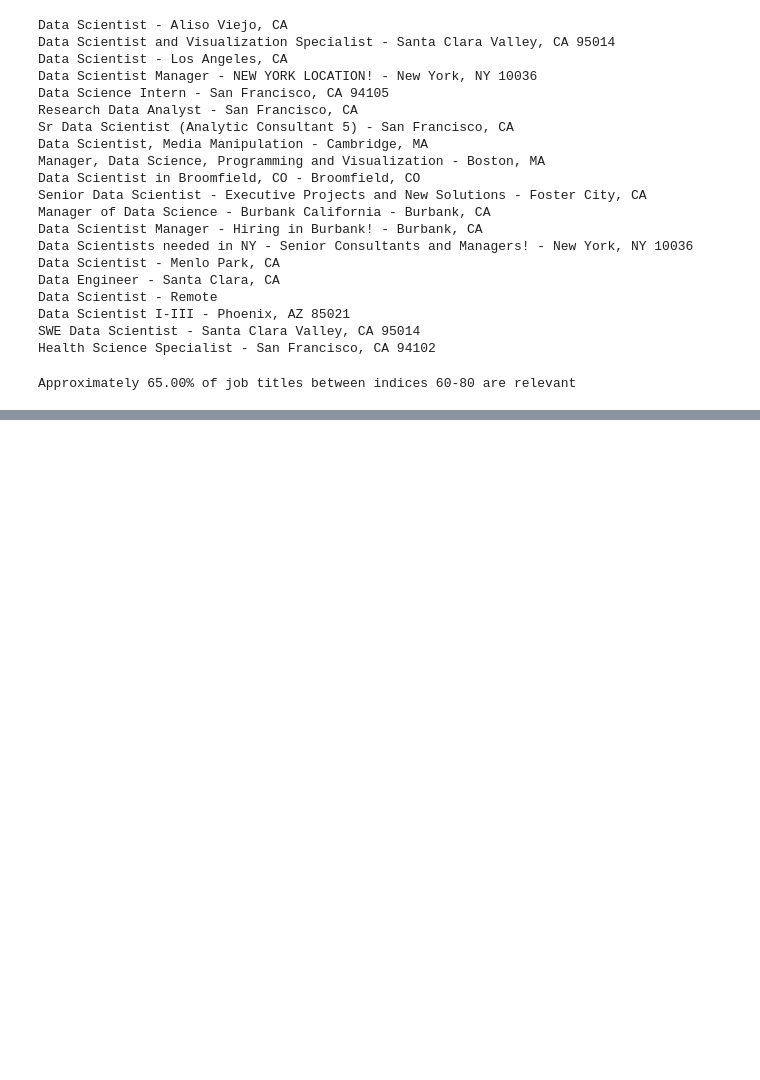
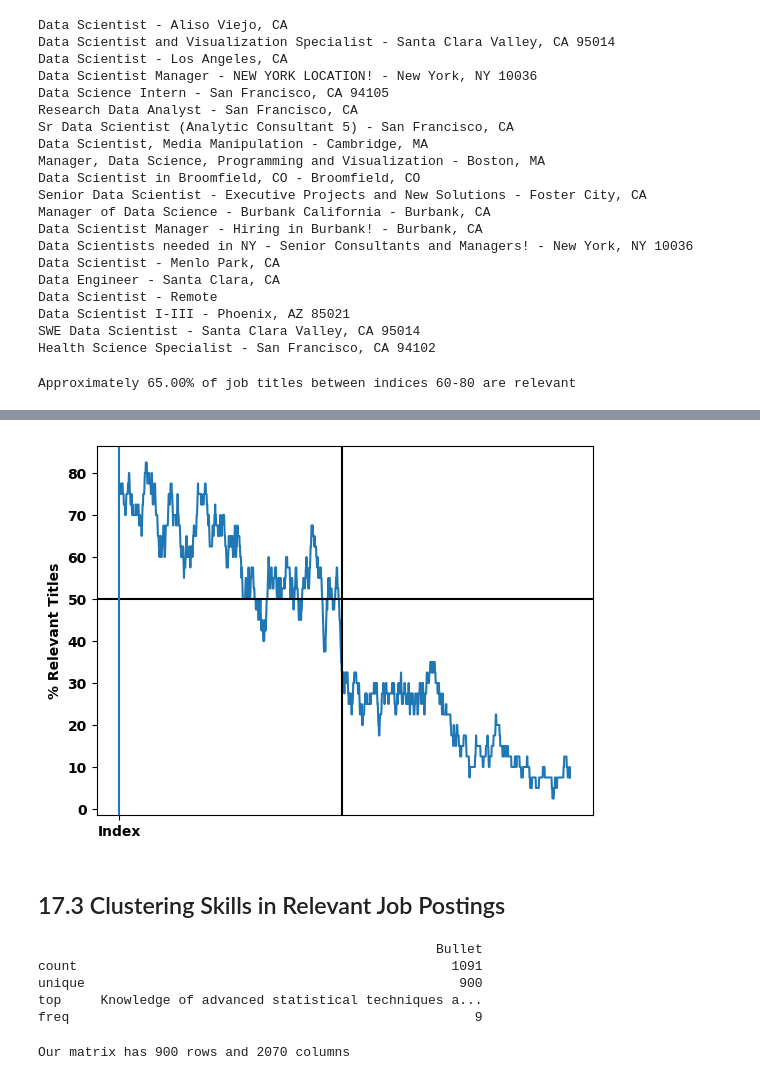
Before and after one commit to IanSinColorado/DataScienceBootcamp, a Jupyter notebook: Chapter17.CaseStudy4.ipynb, the cells around one changed output, grey strips where cells are left out. Drawn from its saved outputs; the diff is of its cells as text; code cells hidden in the pictures; blank space fills up the shorter version.

```diff
--- a/Chapter17.CaseStudy4.ipynb
+++ b/Chapter17.CaseStudy4.ipynb
@@ -359,0 +388,9 @@ Approximately 65.00% of job titles between indices 60-80 are relevant
+# %%
+# Plotting percent relevance acrosss an increased index range
+relevant_title_plot(index_range=40)
+plt.axvline(700, c='k')
+plt.show()
+# %% [output]
+[figure, added]
+# %% [markdown]
+## 17.3 Clustering Skills in Relevant Job Postings
@@ -359,0 +402,19 @@ Approximately 65.00% of job titles between indices 60-80 are relevant
+# %%
+# Summarizing basic bullet statistics
+df_bullets = pd.DataFrame({'Bullet': total_bullets})
+print(df_bullets.describe())
+# %% [output]
+                                                   Bullet
+count                                                1091
+unique                                                900
+top     Knowledge of advanced statistical techniques a...
+freq                                                    9
+# %%
+# Removing duplicates and vectorizing the bullets
+total_bullets = sorted(set(total_bullets))
+vectorizer = TfidfVectorizer(stop_words='english')
+tfidf_matrix = vectorizer.fit_transform(total_bullets)
+num_rows, num_columns = tfidf_matrix.shape
+print(f"Our matrix has {num_rows} rows and {num_columns} columns")
+# %% [output]
+Our matrix has 900 rows and 2070 columns
```
Also changed, not shown: parts of 8 cells of this notebook.
